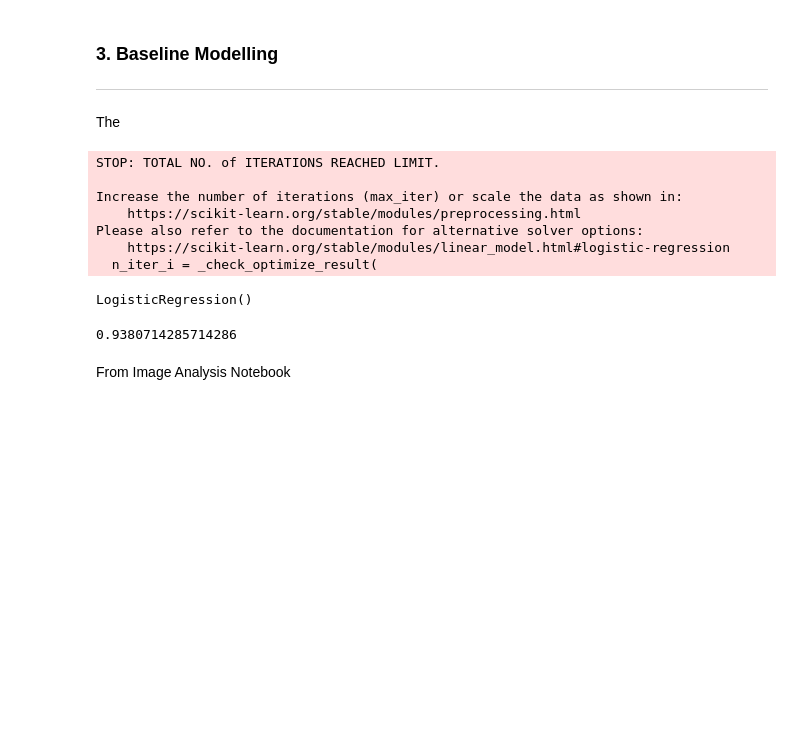
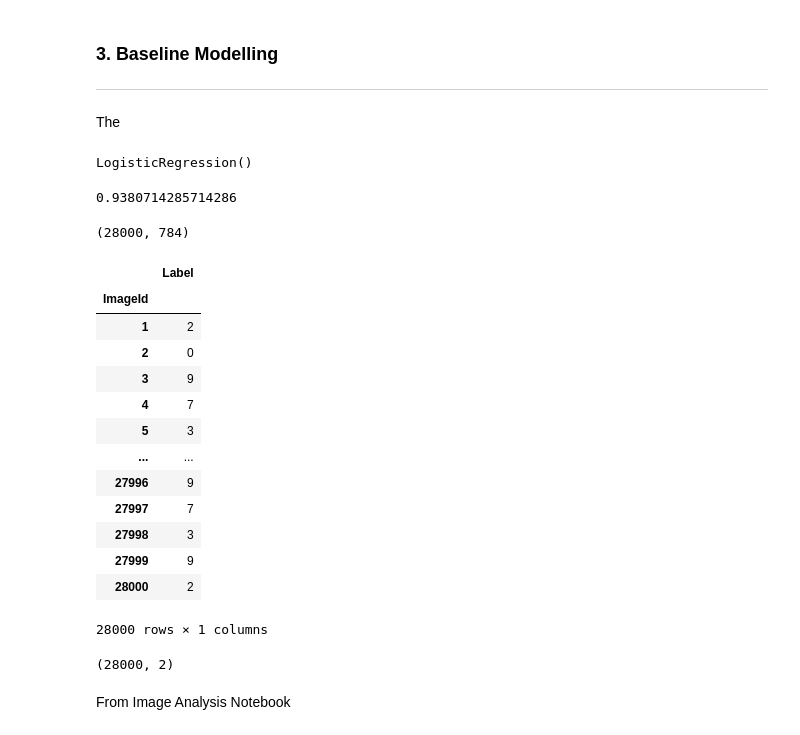
Before and after one commit to clem21chan/MNIST_Digit_Recognizer, a Jupyter notebook: Notebooks/MNIST_Digit_Recognizer.ipynb, the cells around one changed output. Saved outputs shown, nothing was run; the diff lists cells and outputs as text; code cells hidden in the pictures; blank space fills up the shorter version.

```diff
--- a/Notebooks/MNIST_Digit_Recognizer.ipynb
+++ b/Notebooks/MNIST_Digit_Recognizer.ipynb
@@ -38,6 +38,7 @@ warnings.filterwarnings('ignore')
 
 ---
 # %%
-df = pd.read_csv('../data/train.csv')
-df.shape
+df_train = pd.read_csv('../data/train.csv')
+df_test = pd.read_csv('../data/test.csv')
+df_train.shape, df_test.shape
 # %% [output]
@@ -105,8 +106,8 @@ The labels seem to be pretty evenly distributed since the mean and median are ro
 
 Since the label and pixels are in the same dataframe we will need to separate them into X (independent) and y (dependent) variables. Additionally, we were given both training and testing sets as CSV from kaggle, so we do not need to perform a train test split ourselves.
 # %%
-X_train = df.iloc[:, 1:]
-y_train = df.iloc[:, 0]
+X_train = df_train.iloc[:, 1:]
+y_train = df_train.iloc[:, 0]
 
 # sanity check
 print(X_train.shape, y_train.shape)
@@ -175,15 +176,35 @@ The
 base_logreg = LogisticRegression()
 base_logreg.fit(X_train, y_train)
 # %% [output]
-STOP: TOTAL NO. of ITERATIONS REACHED LIMIT.
-
-Increase the number of iterations (max_iter) or scale the data as shown in:
-    https://scikit-learn.org/stable/modules/preprocessing.html
-Please also refer to the documentation for alternative solver options:
-    https://scikit-learn.org/stable/modules/linear_model.html#logistic-regression
-  n_iter_i = _check_optimize_result(
+LogisticRegression()
-LogisticRegression()
 # %%
 base_logreg.score(X_train, y_train)
 # %% [output]
 0.9380714285714286
+# %%
+df_test.shape
+# %% [output]
+(28000, 784)
+# %%
+index = range(1, df_test.shape[0] + 1)
+# %%
+logreg_prediction = pd.DataFrame({'Label':base_logreg.predict(df_test)}, index=index)
+logreg_prediction.index.name = 'ImageId'
+#logreg_prediction.rename(columns={'index':'ImageId', 0: 'Label'}, inplace=True)
+# %%
+logreg_prediction
+# %% [output]
+|  | Label |
+| ImageId |  |
+| 1 | 2 |
+| 2 | 0 |
+| 3 | 9 |
+| 4 | 7 |
+| 5 | 3 |
+| ... | ... |
+| 27996 | 9 |
+| 27997 | 7 |
+| 27998 | 3 |
+| 27999 | 9 |
+| 28000 | 2 |
+28000 rows × 1 columns
@@ -190,3 +213,7 @@ base_logreg.score(X_train, y_train)
+# %%
+logreg_prediction.shape
+# %% [output]
+(28000, 2)
 # %% [markdown]
 From Image Analysis Notebook
 # %%
```
Also changed, not shown: parts of 7 cells of this notebook.
